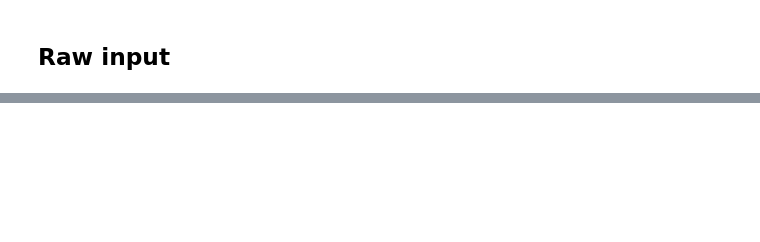
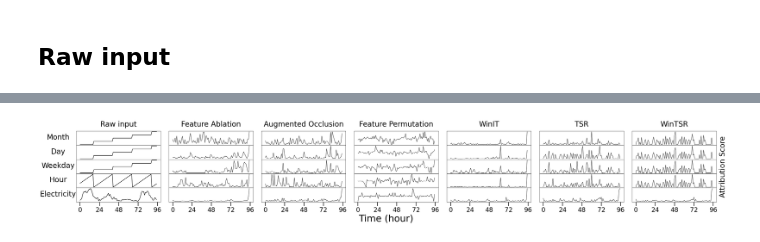
Before and after one commit to UVA-MLSys/SA-Timeseries, a Jupyter notebook: dual_interpret.ipynb, the cells around one changed output, grey strips where cells are left out. Saved outputs shown, nothing was run; the diff lists cells and outputs as text; code cells hidden in the pictures; blank space fills up the shorter version.

```diff
--- a/dual_interpret.ipynb
+++ b/dual_interpret.ipynb
@@ -469,0 +393,72 @@ for area in args.areas:
+# %%
+plt.rcParams['lines.linewidth'] = 1
+# %%
+fig = plt.figure(figsize=(44, 5))
+# each row will plot one feature
+# first column for raw input, rest for the explainers
+rows, columns = len(features), len(args.explainers) + 1
+
+# https://stackoverflow.com/questions/34933905/adding-subplots-to-a-subplot
+outer = gridspec.GridSpec(1, columns, wspace=0.1, hspace=0.1)
+
+for i in range(columns):
+    inner = gridspec.GridSpecFromSubplotSpec(
+        rows, 1, subplot_spec=outer[i], wspace=0.1, hspace=0
+    )
+
+    for j in range(rows):
+        ax = plt.Subplot(fig, inner[j])
+        feature_no = X.shape[-1]-j-1
+        if j + 1 < rows:
+            ax.get_xaxis().set_visible(False)
+            # ax.spines['bottom'].set_color('white')
+            # ax.set_xticks([])
+        ax.set_yticks([])
+
+        # draw the raw input features
+        if i == 0:
+            if j ==0:ax.set_title('Raw input', y=1.05)
+
+            # ax.get_yaxis().label.set_visible(False)
+            # ax.get_yaxis().set_visible(False)
+
+            ax.plot(X[sample_no, :, feature_no], color='black', linewidth=1.5)
+            ax.set_ylabel(features[feature_no], rotation=0.45, labelpad=70, y=.3)
+
+            ax.xaxis.set_major_locator(MultipleLocator(base=24))
+            fig.add_subplot(ax)
+            continue
+
+        explainer_no = i - 1
+        name = args.explainers[explainer_no]
+        attr_normed = attr_map[name]
+        if j ==0: ax.set_title(explainer_name_map[name].get_name(), y=1.05)
+        if type(attr_normed) == tuple:
+            # concatenate across feature dimension
+            # attr_normed = tuple([numpy_min_max(a, axis=(-2, -1))  for a in attr_normed])
+            attr_normed = np.concatenate(attr_normed, axis=-1)
+
+            # only use the encoder features
+            # attr_normed = attr_normed[0]
+
+        attr_normed = numpy_min_max(attr_normed, axis=(-2, -1))
+        if target is None:
+            ax.plot(attr_normed[sample_no].mean(axis=0).T[feature_no], color='black')
+        else:
+            ax.plot(attr_normed[sample_no, target].T[feature_no], color='black')
+
+        # t = ax.text(0.5,0.5, 'outer=%d, inner=%d' % (i, j))
+        # t.set_ha('center')
+        # ax.set_xticks([])
+        ax.xaxis.set_major_locator(MultipleLocator(base=24))
+        # the last column
+        if i + 1 == columns and j == 0:
+            ax.set_ylabel('Attribution Score')
+            ax.get_yaxis().set_label_coords(1.12,-1.5)
+        fig.add_subplot(ax)
+
+fig.supxlabel('Time (hour)', y=-0.1, fontsize=36)
+plt.savefig(f'{exp.output_folder}/heatmap_{example_no[sample_no]}_normed2.png', dpi=100, bbox_inches="tight")
+fig.show()
+# %% [output]
+[figure, added]
```
Also changed, not shown: parts of 21 cells of this notebook, 6 other files.
